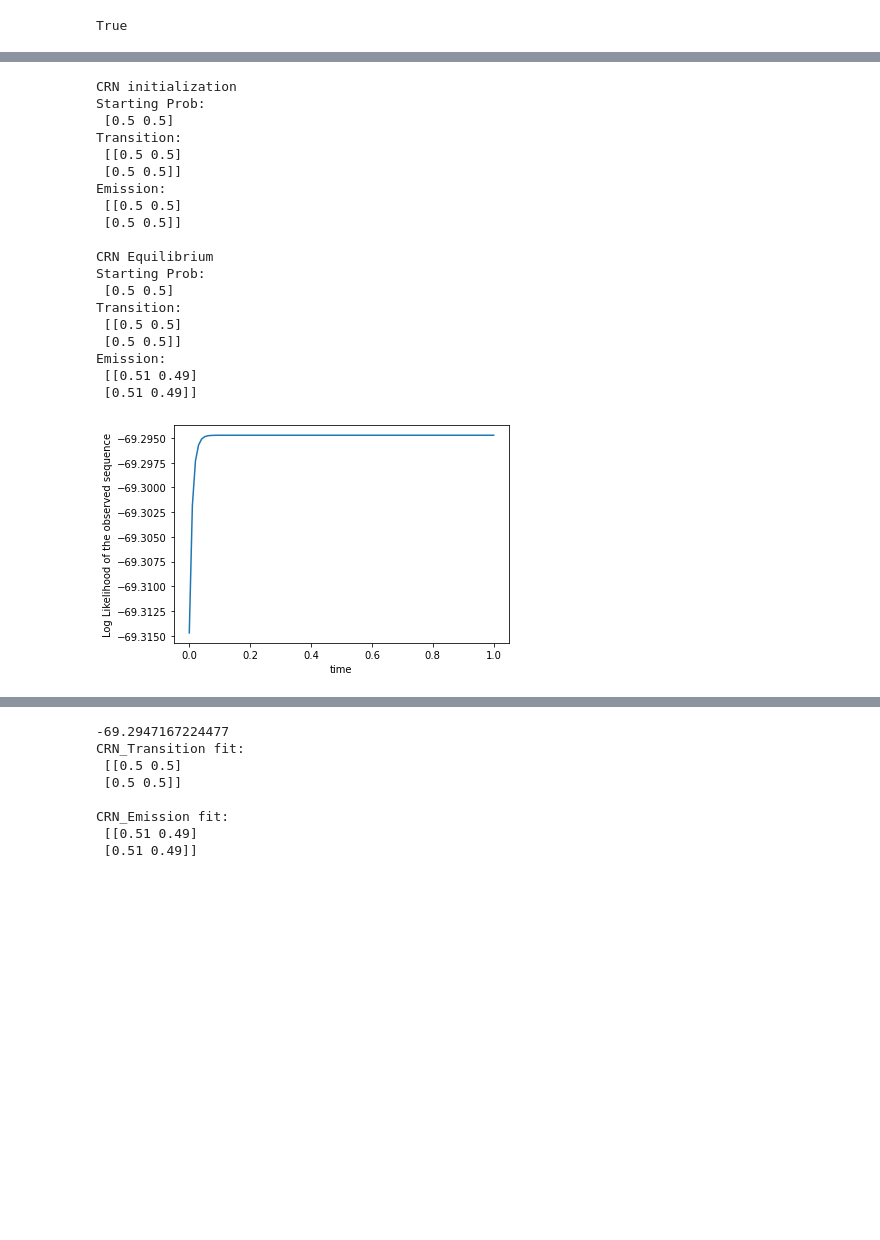
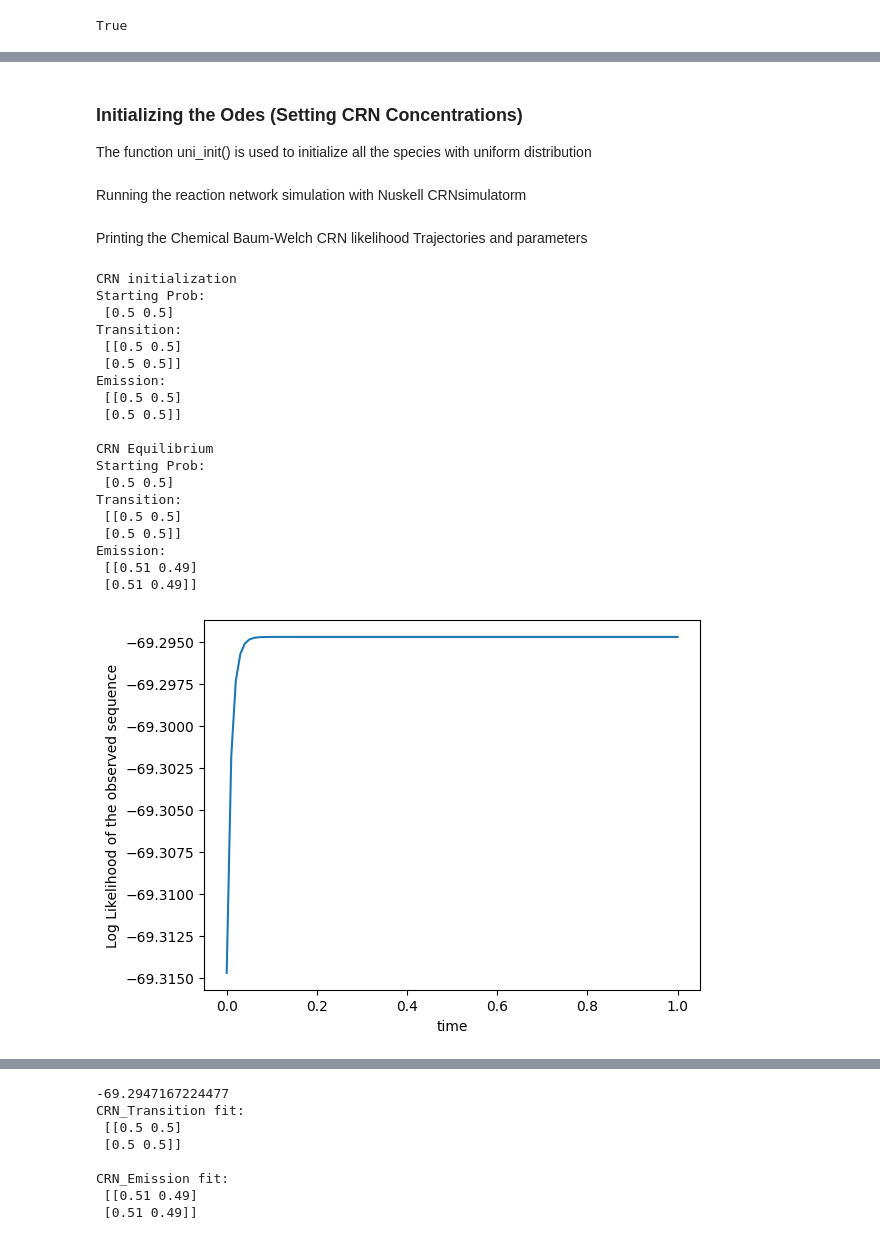
Before and after one commit to GeekyPeas/Chemical-Baum-Welch-Algorithm, a Jupyter notebook: 2_Python_II/Main.ipynb, the cells around one changed output, grey strips where cells are left out. Cells and saved outputs as stored; diff of their text form; code cells hidden in the pictures; blank space fills up the shorter version.

```diff
--- a/2_Python_II/Main.ipynb
+++ b/2_Python_II/Main.ipynb
@@ -155,38 +126,45 @@ Wall time: 44.7 s
+# %% [markdown]
+### Initializing the Odes (Setting CRN Concentrations)
+The function uni_init() is used to initialize all the species with uniform distribution
 # %%
 theta0=np.array([0.5,0.5])
 n=2
 m=2
-l=len(ob)
+l=len(X)
 #I=BW_init(theta0,tA,tB,X.T[0])
 I=uni_init(n,m,X.T[0])
 start=init_simulator(n,m,l,I,'ReactionSimulator.py')
+# %% [markdown]
+Running the reaction network simulation with Nuskell CRNsimulatorm
 # %%
 !python ReactionSimulator.py --a 1e-3 --r 1e-3 --t8 1 --t-lin 100 --nxy>100.dat
+# %% [markdown]
+Printing the Chemical Baum-Welch CRN likelihood Trajectories and parameters
 # %%
 Final=!tail -n 2 100.dat
 Init=!head -n 2 100.dat
 Y1=Init[0].split()[1:]
 Y2=Final[0].split()[1:]
 print_conc(start,Y1,Y2)
-t1,c1L,c1T01,c1T02,c1T11,c1T12,c1T21,c1T22,c1T1_1,c1T1_2,c1T2_1,c1T2_2=crn_Liklihood('100.dat',start,ob)
+t1,c1L,c1T01,c1T02,c1T11,c1T12,c1T21,c1T22,c1T1_1,c1T1_2,c1T2_1,c1T2_2=crn_Liklihood('100.dat',start,X)
 # %% [output]
 CRN initialization
 Starting Prob:
  [0.5 0.5]
 Transition:
  [[0.5 0.5]
  [0.5 0.5]]
 Emission:
  [[0.5 0.5]
  [0.5 0.5]]
 
 CRN Equilibrium
 Starting Prob:
  [0.5 0.5]
 Transition:
  [[0.5 0.5]
  [0.5 0.5]]
 Emission:
  [[0.51 0.49]
  [0.51 0.49]]
-[figure, old version]
+[figure, new version]
```
Also changed, not shown: parts of 62 cells of this notebook, 9 other files.
